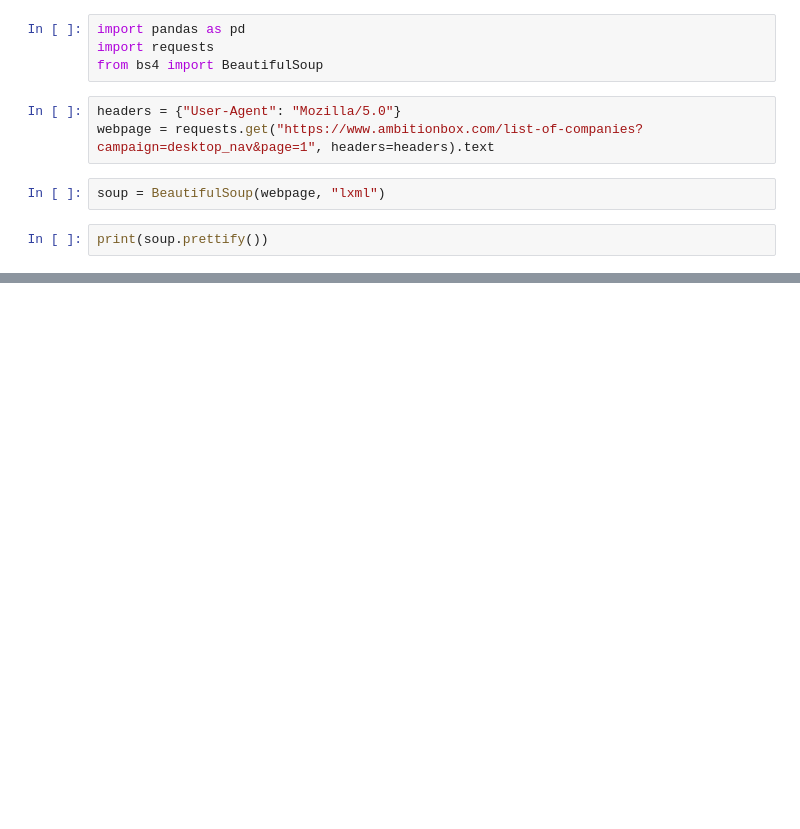
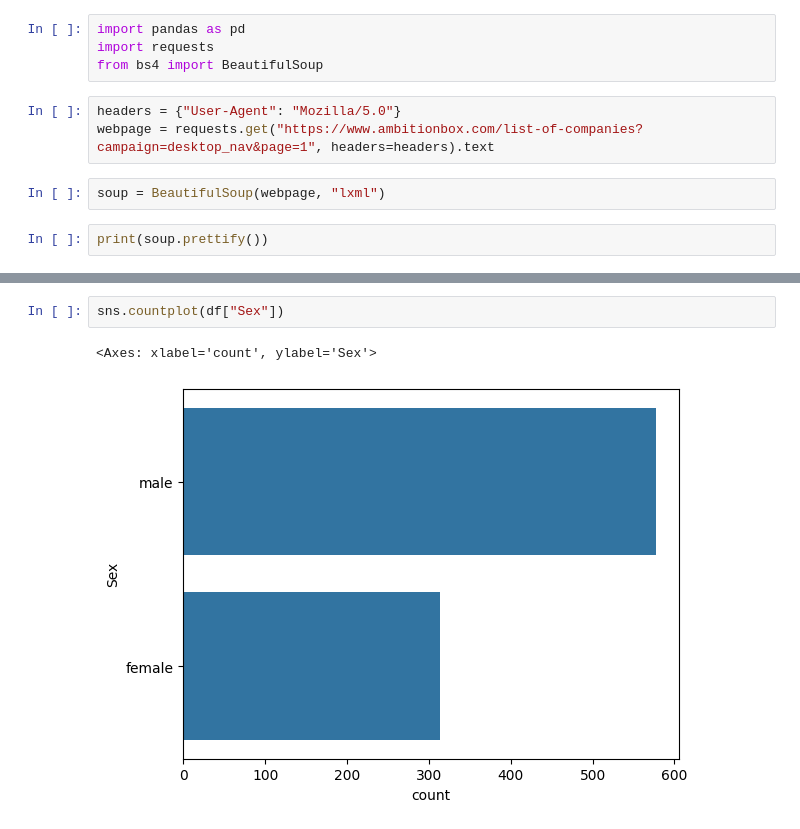
Before and after one commit to jenish2917/Machine-Learning, a Jupyter notebook: Data Fetch.ipynb, the cells around one changed output, grey strips where cells are left out. Cells and saved outputs as stored; diff of their text form; blank space fills up the shorter version.

```diff
--- a/Data Fetch.ipynb
+++ b/Data Fetch.ipynb
@@ -160,0 +191,5 @@ print(soup.prettify())
+# %%
+sns.countplot(df["Sex"])
+# %% [output]
+<Axes: xlabel='count', ylabel='Sex'>
+[figure, added]
```
Also changed, not shown: parts of 33 cells of this notebook, 2 other files.
